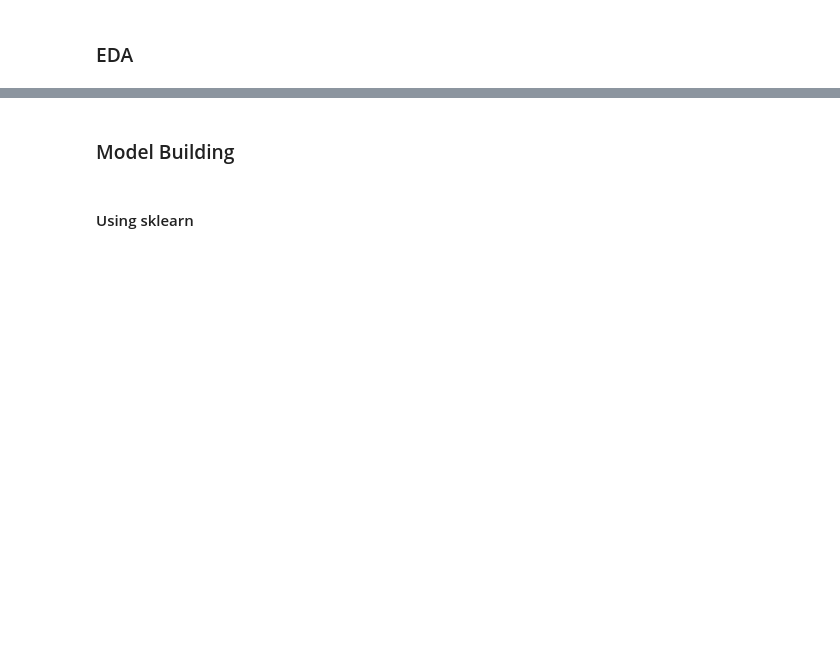
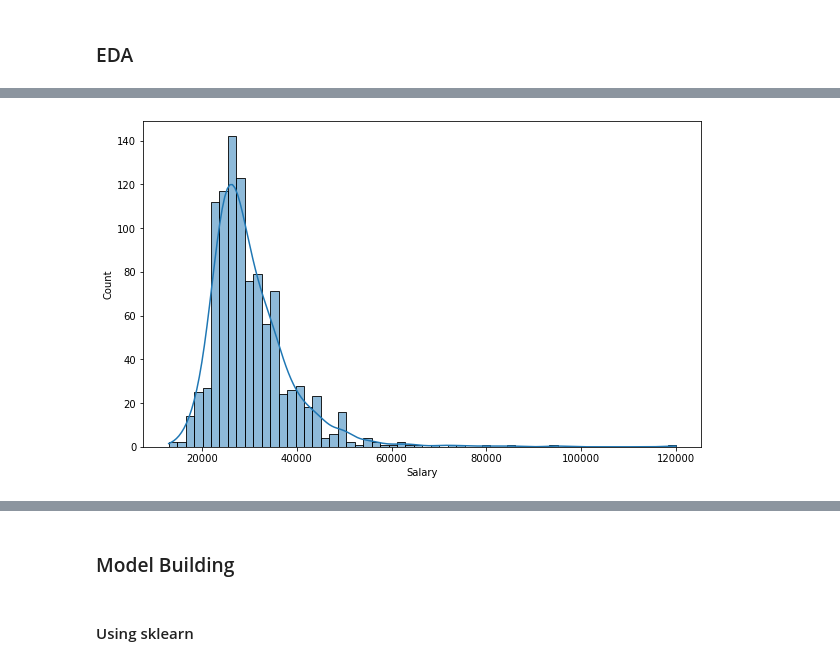
Before and after one commit to dan-grant-hunter/UK_Publishing_Analysis, a Jupyter notebook: book_publishing.ipynb, the cells around one changed output, grey strips where cells are left out. Cells and saved outputs as stored; diff of their text form; code cells hidden in the pictures; blank space fills up the shorter version.

```diff
--- a/book_publishing.ipynb
+++ b/book_publishing.ipynb
@@ -361,4 +358,4 @@ def extract_salary(x):
         return x
 # %%
 # Map function to each salary element
-uk_pub['Salary'] = uk_pub['Salary'].map(extract_salary)
+ukpub['Salary'] = ukpub['Salary'].map(extract_salary)
@@ -463,7 +457,7 @@ uk_pub.loc[uk_pub['Salary'] == 'Started at £21500 but increased to £22500 afte
 no_salary = ['Unpaid with £100/week stipend', '0']
 
 # Find indexes of people with no salary
-ppl_no_salary = uk_pub[uk_pub['Salary'].isin(no_salary)].index
+ppl_no_salary = ukpub[ukpub['Salary'].isin(no_salary)].index
 
 # Remove people with no salary
-uk_pub = uk_pub[~uk_pub.index.isin(ppl_no_salary)]
+ukpub = ukpub[~ukpub.index.isin(ppl_no_salary)]
@@ -496,3 +464,3 @@ memory usage: 63.3+ KB
 # %%
-# Convert salary to numeric data type
-uk_pub['Salary'] = uk_pub['Salary'].astype('int64')
+# With the salaries now standardised, we can convert them to numeric data type
+ukpub['Salary'] = ukpub['Salary'].astype('int64')
@@ -708,0 +493,6 @@ plt.show()
+# %%
+# Visualise distribution of salary
+plt.figure(figsize=(10, 6))
+sns.histplot(ukpub['Salary'], kde=True);
+# %% [output]
+[figure, added]
```
Also changed, not shown: parts of 139 cells of this notebook.
